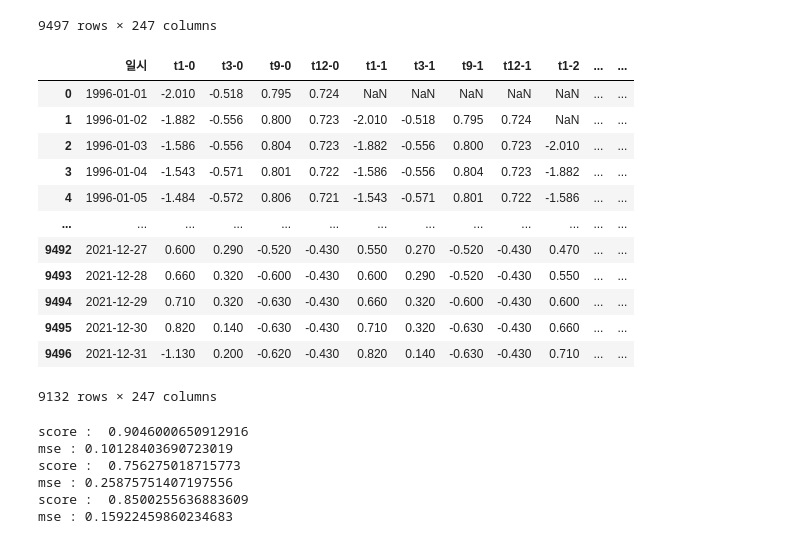
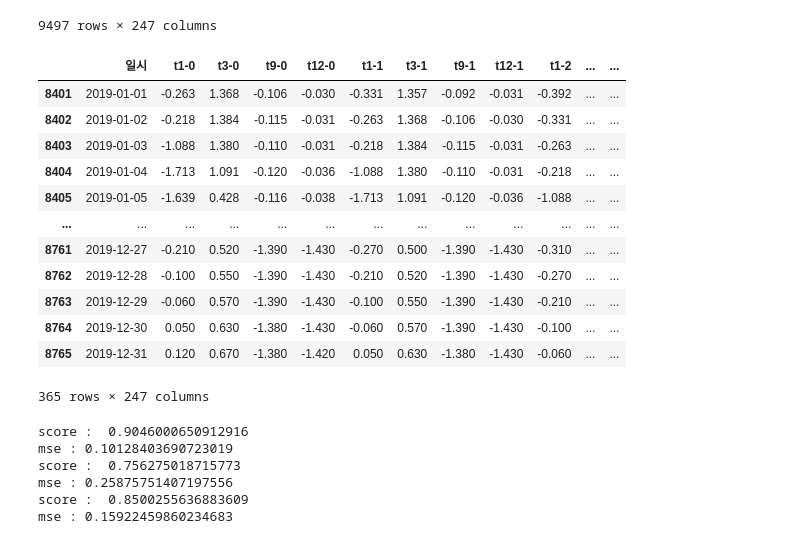
Before and after one commit to zeusryu0/kdt4_project, a Jupyter notebook: project2/code/가뭄모델-Regression.ipynb, the cells around one changed output. Drawn from its saved outputs; the diff is of its cells as text; code cells hidden in the pictures.

```diff
--- a/project2/code/가뭄모델-Regression.ipynb
+++ b/project2/code/가뭄모델-Regression.ipynb
@@ -396,21 +396,21 @@ dat
 # %%
 test = dat[dat['일시'].astype('datetime64').dt.year == 2019]
 train = pd.concat([dat.loc[:8400], dat.loc[8766:]])
-train
+test
 # %% [output]
 |  | 일시 | t1-0 | t3-0 | t9-0 | t12-0 | t1-1 | t3-1 | t9-1 | t12-1 | t1-2 | ... | ... |
-| 0 | 1996-01-01 | -2.010 | -0.518 | 0.795 | 0.724 | NaN | NaN | NaN | NaN | NaN | ... | ... |
-| 1 | 1996-01-02 | -1.882 | -0.556 | 0.800 | 0.723 | -2.010 | -0.518 | 0.795 | 0.724 | NaN | ... | ... |
-| 2 | 1996-01-03 | -1.586 | -0.556 | 0.804 | 0.723 | -1.882 | -0.556 | 0.800 | 0.723 | -2.010 | ... | ... |
-| 3 | 1996-01-04 | -1.543 | -0.571 | 0.801 | 0.722 | -1.586 | -0.556 | 0.804 | 0.723 | -1.882 | ... | ... |
-| 4 | 1996-01-05 | -1.484 | -0.572 | 0.806 | 0.721 | -1.543 | -0.571 | 0.801 | 0.722 | -1.586 | ... | ... |
+| 8401 | 2019-01-01 | -0.263 | 1.368 | -0.106 | -0.030 | -0.331 | 1.357 | -0.092 | -0.031 | -0.392 | ... | ... |
+| 8402 | 2019-01-02 | -0.218 | 1.384 | -0.115 | -0.031 | -0.263 | 1.368 | -0.106 | -0.030 | -0.331 | ... | ... |
+| 8403 | 2019-01-03 | -1.088 | 1.380 | -0.110 | -0.031 | -0.218 | 1.384 | -0.115 | -0.031 | -0.263 | ... | ... |
+| 8404 | 2019-01-04 | -1.713 | 1.091 | -0.120 | -0.036 | -1.088 | 1.380 | -0.110 | -0.031 | -0.218 | ... | ... |
+| 8405 | 2019-01-05 | -1.639 | 0.428 | -0.116 | -0.038 | -1.713 | 1.091 | -0.120 | -0.036 | -1.088 | ... | ... |
 | ... | ... | ... | ... | ... | ... | ... | ... | ... | ... | ... | ... | ... |
-| 9492 | 2021-12-27 | 0.600 | 0.290 | -0.520 | -0.430 | 0.550 | 0.270 | -0.520 | -0.430 | 0.470 | ... | ... |
-| 9493 | 2021-12-28 | 0.660 | 0.320 | -0.600 | -0.430 | 0.600 | 0.290 | -0.520 | -0.430 | 0.550 | ... | ... |
-| 9494 | 2021-12-29 | 0.710 | 0.320 | -0.630 | -0.430 | 0.660 | 0.320 | -0.600 | -0.430 | 0.600 | ... | ... |
-| 9495 | 2021-12-30 | 0.820 | 0.140 | -0.630 | -0.430 | 0.710 | 0.320 | -0.630 | -0.430 | 0.660 | ... | ... |
-| 9496 | 2021-12-31 | -1.130 | 0.200 | -0.620 | -0.430 | 0.820 | 0.140 | -0.630 | -0.430 | 0.710 | ... | ... |
+| 8761 | 2019-12-27 | -0.210 | 0.520 | -1.390 | -1.430 | -0.270 | 0.500 | -1.390 | -1.430 | -0.310 | ... | ... |
+| 8762 | 2019-12-28 | -0.100 | 0.550 | -1.390 | -1.430 | -0.210 | 0.520 | -1.390 | -1.430 | -0.270 | ... | ... |
+| 8763 | 2019-12-29 | -0.060 | 0.570 | -1.390 | -1.430 | -0.100 | 0.550 | -1.390 | -1.430 | -0.210 | ... | ... |
+| 8764 | 2019-12-30 | 0.050 | 0.630 | -1.380 | -1.430 | -0.060 | 0.570 | -1.390 | -1.430 | -0.100 | ... | ... |
+| 8765 | 2019-12-31 | 0.120 | 0.670 | -1.380 | -1.420 | 0.050 | 0.630 | -1.380 | -1.430 | -0.060 | ... | ... |
-9132 rows × 247 columns
+365 rows × 247 columns
 # %%
 x = train.dropna().drop(['일시',f'est+{e_day}'],axis=1)
 y = train.dropna()[f'est+{e_day}']
```
Also changed, not shown: parts of 6 cells of this notebook, 8 other files.
